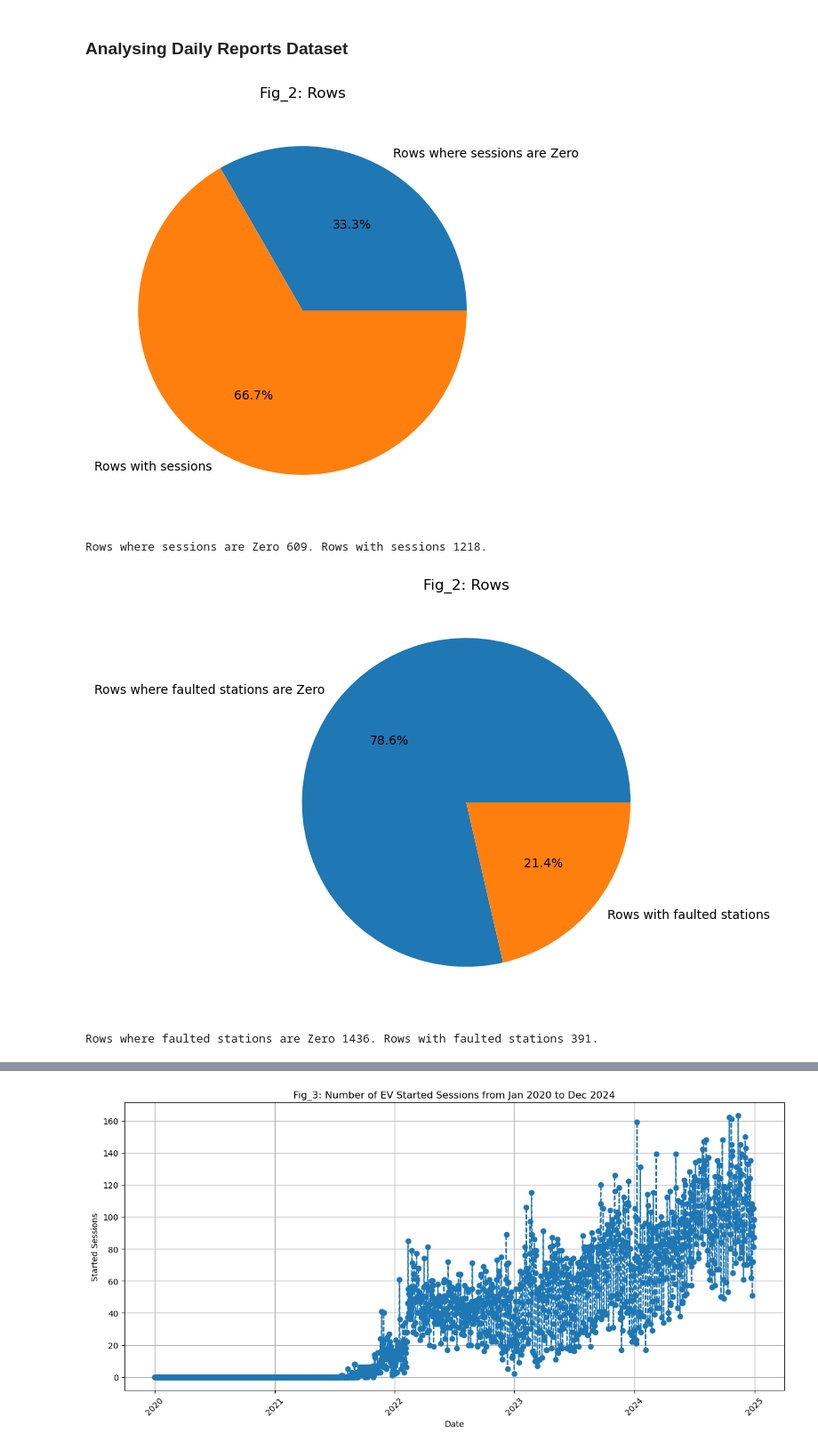
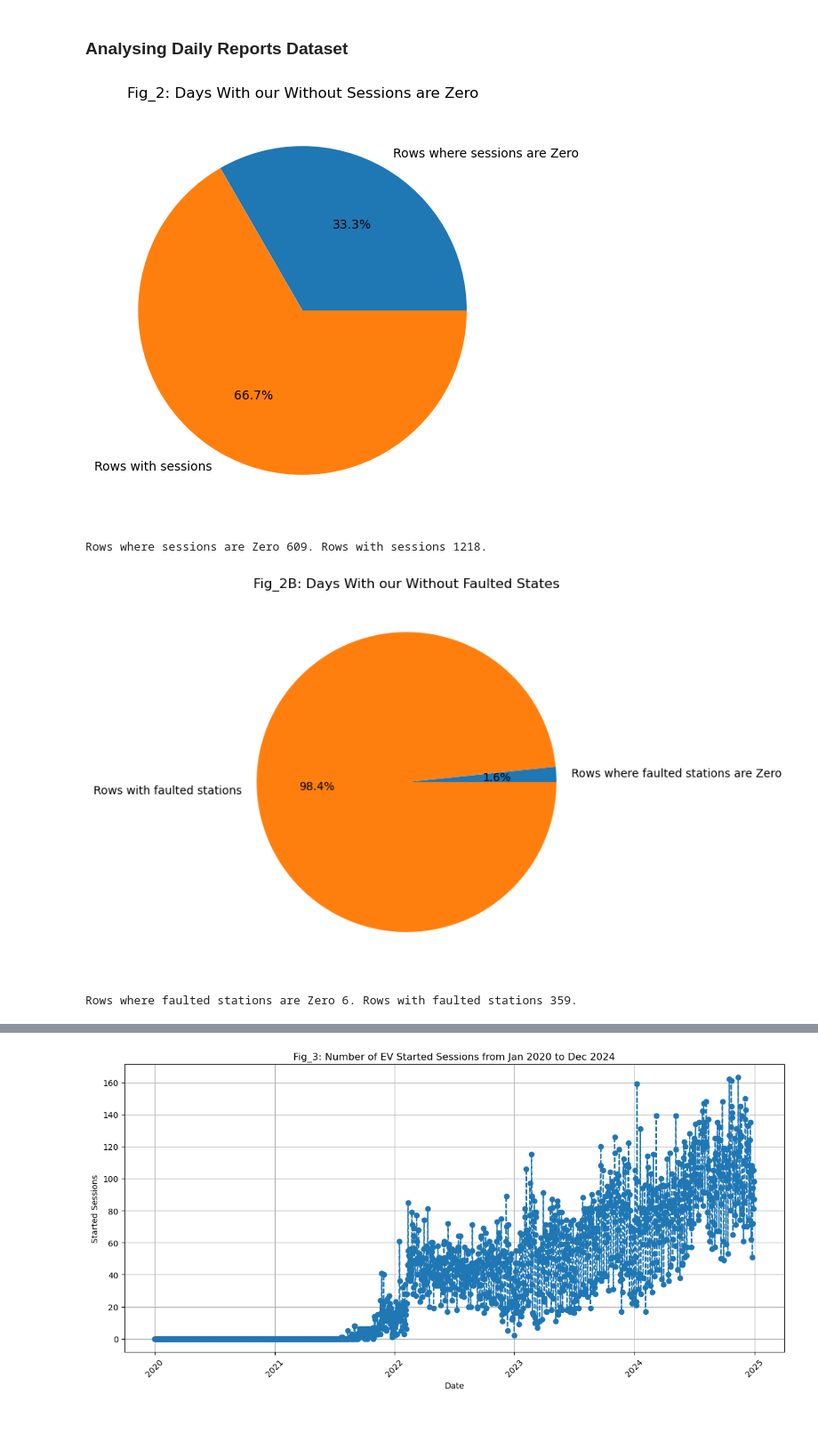
Before and after one commit to elmunoz42/sbcc-ev-charging-stations, a Jupyter notebook: data-analysis-days.ipynb, the cells around one changed output, grey strips where cells are left out. Shown at 89% size. Cells and saved outputs as stored; diff of their text form; code cells hidden in the pictures; blank space fills up the shorter version.

```diff
--- a/data-analysis-days.ipynb
+++ b/data-analysis-days.ipynb
@@ -65,0 +70,2 @@ plt.show()
+# %%
+df_reporting = df_reporting.drop(["Max kW hour (kW)"], axis=1)
@@ -65,0 +76,3 @@ plt.show()
+# %%
+# Partition the dataset at index 1462 wich corresponds to January 1st 2024
+df_reporting_2024 = df_reporting.iloc[1462:].copy()
@@ -249,35 +277,35 @@ plt.figure(figsize=(12, 6))
 fig1 = plt.pie(data, labels=['Rows where sessions are Zero', 'Rows with sessions'],autopct='%1.1f%%')
 
 # Customize the plot
-plt.title('Fig_2: Rows')
+plt.title('Fig_2: Days With our Without Sessions are Zero')
 
 # Save the plot
-plt.savefig('images/fig2.jpg')
+plt.savefig('images/days/fig2.jpg')
 
 # Show the plot
 plt.show()
 print(f"Rows where sessions are Zero {count_w_zero_sessions}. Rows with sessions {count_w_sessions}.")
 # %% [output]
-[figure, old version]
+[figure, new version]
 Rows where sessions are Zero 609. Rows with sessions 1218.
 # %%
 # Gets the mean of missing values in each column. Since True = 1 and False = 0 the mean tells us how much of the data is missing.
-count_w_zero_faulted_stations = len(df_reporting[df_reporting["Faulted Stations"] == "-"])
-count_w_faulted_stations = len(df_reporting[df_reporting["Faulted Stations"] != "-"])
+count_w_zero_faulted_stations = len(df_reporting_2024[df_reporting_2024["Faulted Stations"] == "-"])
+count_w_faulted_stations = len(df_reporting_2024[df_reporting_2024["Faulted Stations"] != "-"])
 data = [count_w_zero_faulted_stations, count_w_faulted_stations ]
 # Create the bar plot with Seaborn
 plt.figure(figsize=(12, 6))
 fig1 = plt.pie(data, labels=['Rows where faulted stations are Zero', 'Rows with faulted stations'],autopct='%1.1f%%')
 
 # Customize the plot
-plt.title('Fig_2: Rows')
+plt.title('Fig_2B: Days With our Without Faulted States')
 
 # Save the plot
-# plt.savefig('images/fig2.jpg')
+plt.savefig('images/days/fig2B.jpg')
 
 # Show the plot
 plt.show()
 print(f"Rows where faulted stations are Zero {count_w_zero_faulted_stations}. Rows with faulted stations {count_w_faulted_stations}.")
 # %% [output]
-[figure, old version]
+[figure, new version]
-Rows where faulted stations are Zero 1436. Rows with faulted stations 391.
+Rows where faulted stations are Zero 6. Rows with faulted stations 359.
```
Also changed, not shown: parts of 36 cells of this notebook, 16 other files.
